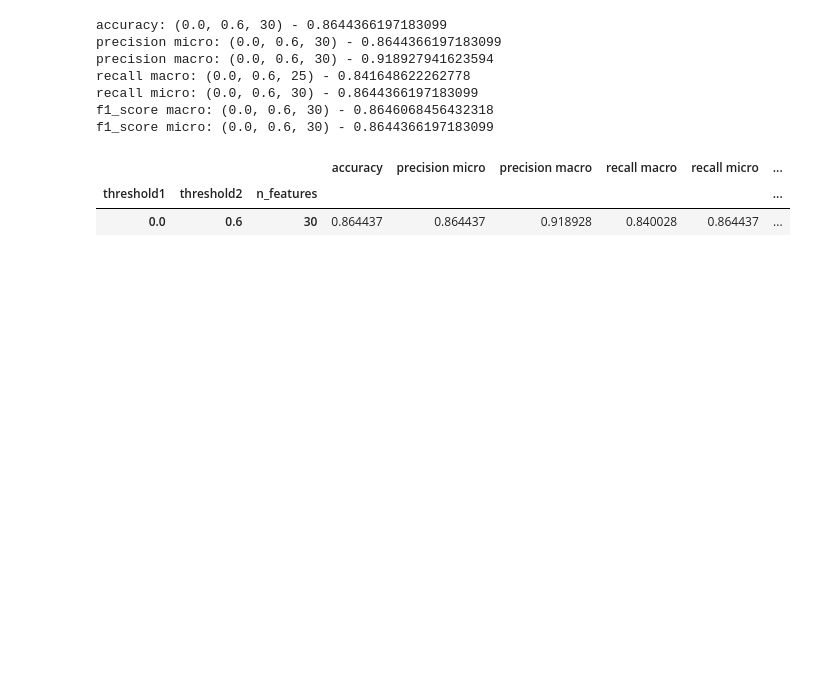
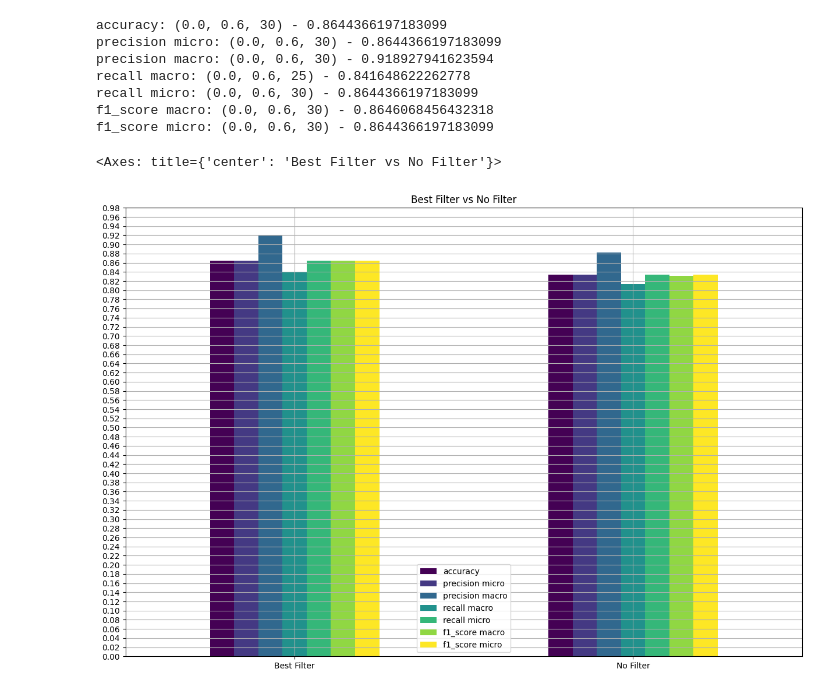
Before and after one commit to DavideLigari01/advanced-biomedical-project, a Jupyter notebook: notebooks/feature_analysis/thresholds_selection.ipynb, the cells around one changed output. Saved outputs shown, nothing was run; the diff lists cells and outputs as text; code cells hidden in the pictures; blank space fills up the shorter version.

Commit message:
added model selection on best features

```diff
--- a/notebooks/feature_analysis/thresholds_selection.ipynb
+++ b/notebooks/feature_analysis/thresholds_selection.ipynb
@@ -175,9 +173,24 @@ recall macro: (0.0, 0.6, 25) - 0.841648622262778
 recall micro: (0.0, 0.6, 30) - 0.8644366197183099
 f1_score macro: (0.0, 0.6, 30) - 0.8646068456432318
 f1_score micro: (0.0, 0.6, 30) - 0.8644366197183099
-# %%
-results_df.loc[0,0.6,30]
-# %% [output]
-|  |  |  | accuracy | precision micro | precision macro | recall macro | recall micro | ... |
-| threshold1 | threshold2 | n_features |  |  |  |  |  | ... |
-| 0.0 | 0.6 | 30 | 0.864437 | 0.864437 | 0.918928 | 0.840028 | 0.864437 | ... |
+# %%
+# Specifying the index values for the two rows
+best_filter = (0, 0.6, 30)
+no_filter = (0, 1, 40)
+
+# Accessing the specific rows
+row1 = results_df.loc[0, 0.6, 30].reset_index().values
+row2 = results_df.loc[0, 1, 40].reset_index().values
+
+# Creating a DataFrame with the two rows
+df = pd.DataFrame(
+    data=[row1[0], row2[0]],
+    columns=results_df.reset_index().columns,
+    index=["Best Filter", "No Filter"],
+)
+
+df.drop(columns=["threshold1","threshold2","n_features"], inplace=True)
+df.plot(kind="bar", figsize=(15, 10), title="Best Filter vs No Filter", rot=0, colormap="viridis",grid=True,yticks=np.arange(0, 1, 0.02))
+# %% [output]
+<Axes: title={'center': 'Best Filter vs No Filter'}>
+[figure, added]
```
Also changed, not shown: parts of 1 cell of this notebook, 8 other files.
